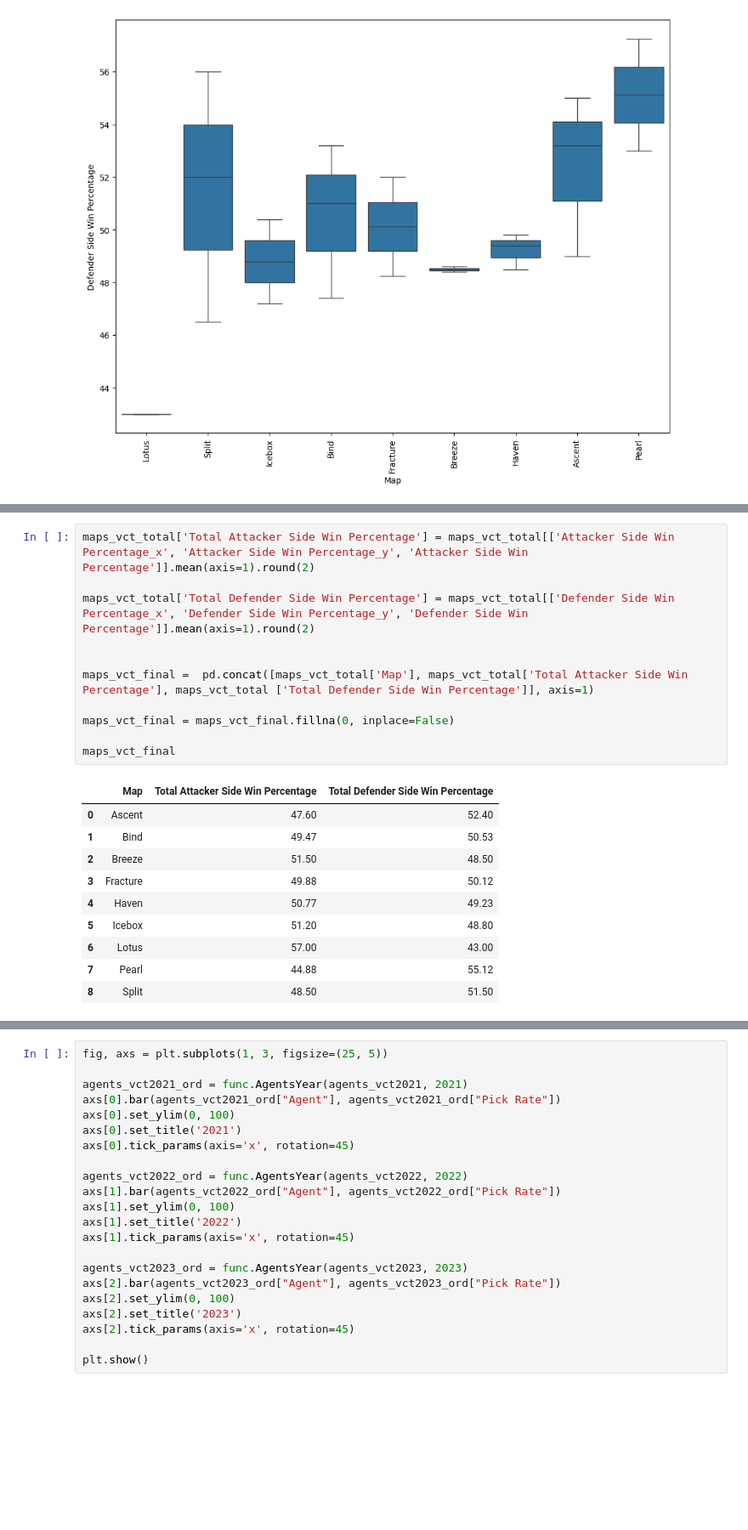
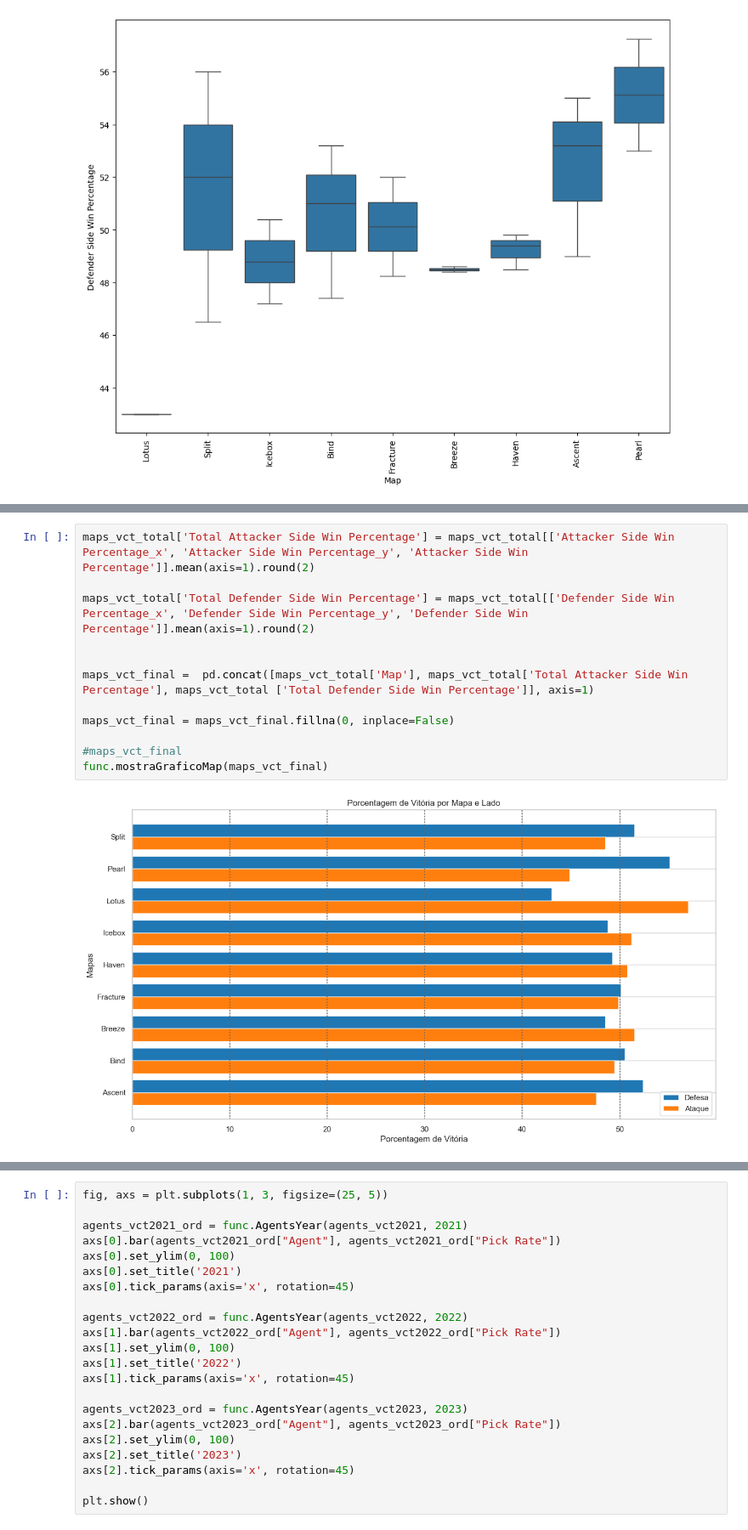
Before and after one commit to PedroLSCabral/Projeto-ICD, a Jupyter notebook: Presentation.ipynb, the cells around one changed output, grey strips where cells are left out. Shown at 85% size. Drawn from its saved outputs; the diff is of its cells as text; blank space fills up the shorter version.

```diff
--- a/Presentation.ipynb
+++ b/Presentation.ipynb
@@ -178,22 +183,14 @@ maps_vct_total
 # %%
 maps_vct_total['Total Attacker Side Win Percentage'] = maps_vct_total[['Attacker Side Win Percentage_x', 'Attacker Side Win Percentage_y', 'Attacker Side Win Percentage']].mean(axis=1).round(2)
 
 maps_vct_total['Total Defender Side Win Percentage'] = maps_vct_total[['Defender Side Win Percentage_x', 'Defender Side Win Percentage_y', 'Defender Side Win Percentage']].mean(axis=1).round(2)
 
 
 maps_vct_final =  pd.concat([maps_vct_total['Map'], maps_vct_total['Total Attacker Side Win Percentage'], maps_vct_total ['Total Defender Side Win Percentage']], axis=1)
 
 maps_vct_final = maps_vct_final.fillna(0, inplace=False)
 
-maps_vct_final
+#maps_vct_final
+func.mostraGraficoMap(maps_vct_final)
 # %% [output]
-|  | Map | Total Attacker Side Win Percentage | Total Defender Side Win Percentage |
-| 0 | Ascent | 47.60 | 52.40 |
-| 1 | Bind | 49.47 | 50.53 |
-| 2 | Breeze | 51.50 | 48.50 |
-| 3 | Fracture | 49.88 | 50.12 |
-| 4 | Haven | 50.77 | 49.23 |
-| 5 | Icebox | 51.20 | 48.80 |
-| 6 | Lotus | 57.00 | 43.00 |
-| 7 | Pearl | 44.88 | 55.12 |
-| 8 | Split | 48.50 | 51.50 |
+[figure, added]
```
Also changed, not shown: parts of 35 cells of this notebook.
